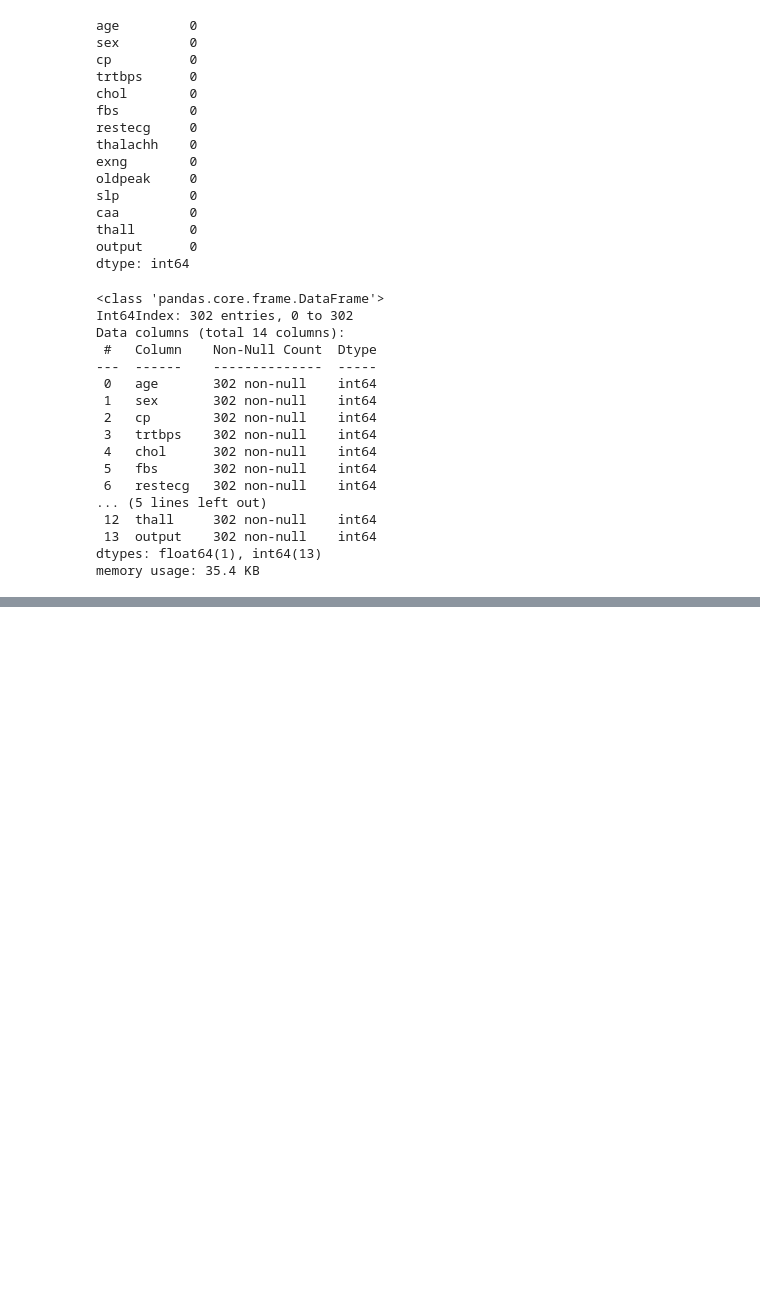
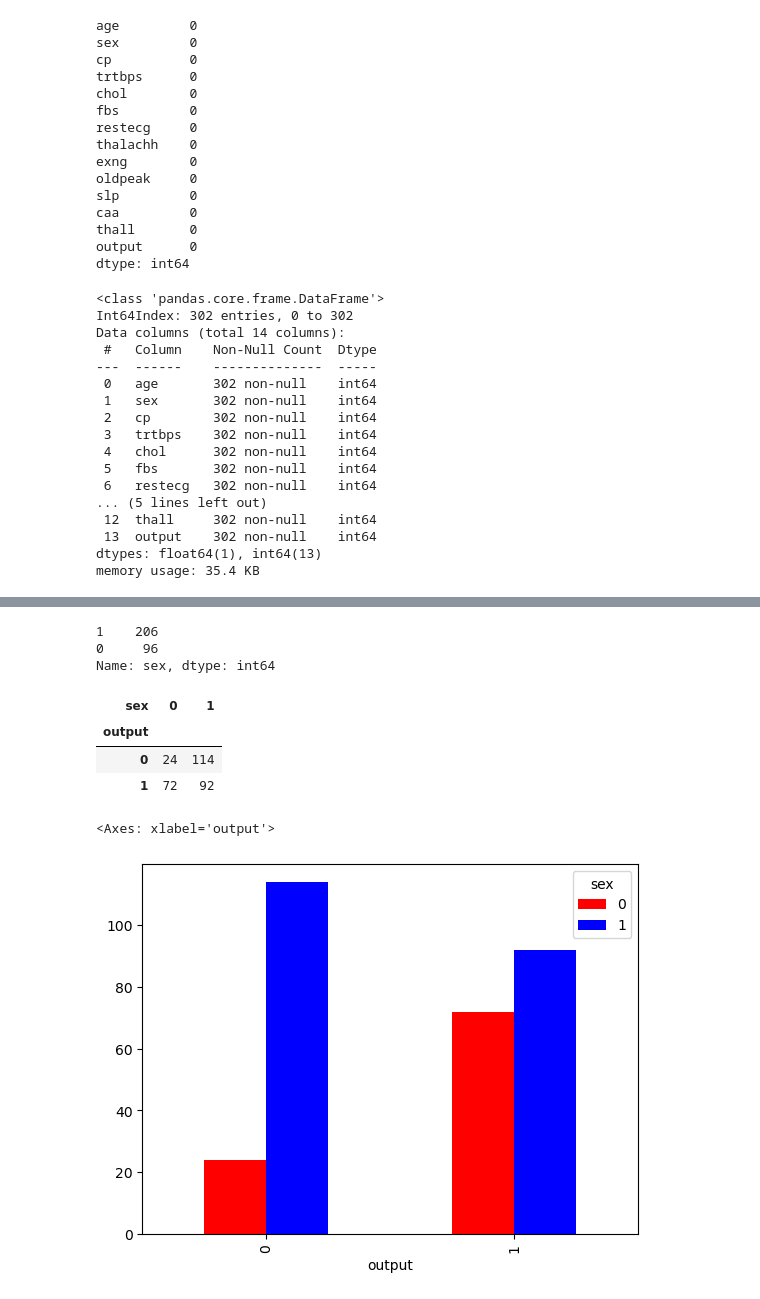
Before and after one commit to GenNyu/Program2DS, a Jupyter notebook: Process_data.ipynb, the cells around one changed output, grey strips where cells are left out. Saved outputs shown, nothing was run; the diff lists cells and outputs as text; code cells hidden in the pictures; blank space fills up the shorter version.

```diff
--- a/Process_data.ipynb
+++ b/Process_data.ipynb
@@ -92,0 +115,18 @@ memory usage: 35.4 KB
+# %%
+df.sex.value_counts()
+# %% [output]
+1    206
+0     96
+Name: sex, dtype: int64
+# %%
+pd.crosstab(df.output, df.sex)
+# %% [output]
+| sex | 0 | 1 |
+| output |  |  |
+| 0 | 24 | 114 |
+| 1 | 72 | 92 |
+# %%
+pd.crosstab(df.output, df.sex).plot(kind='bar', color=['red', 'blue'])
+# %% [output]
+<Axes: xlabel='output'>
+[figure, added]
```
Also changed, not shown: parts of 24 cells of this notebook.
